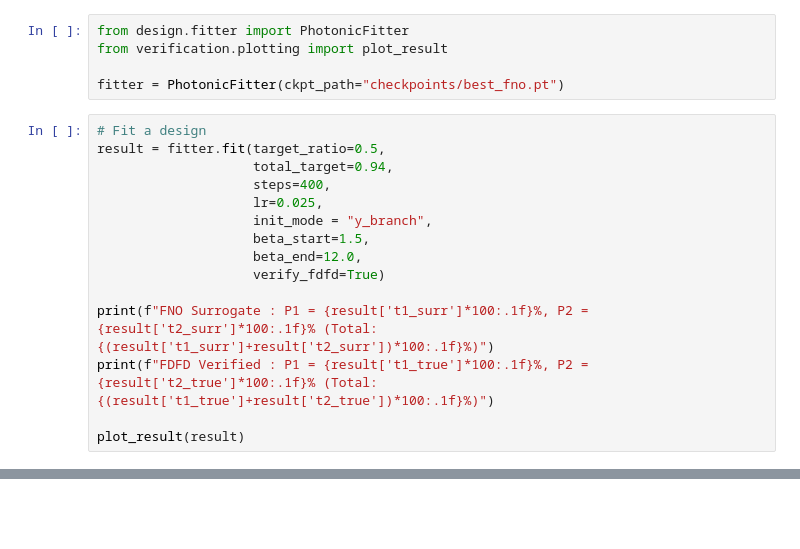
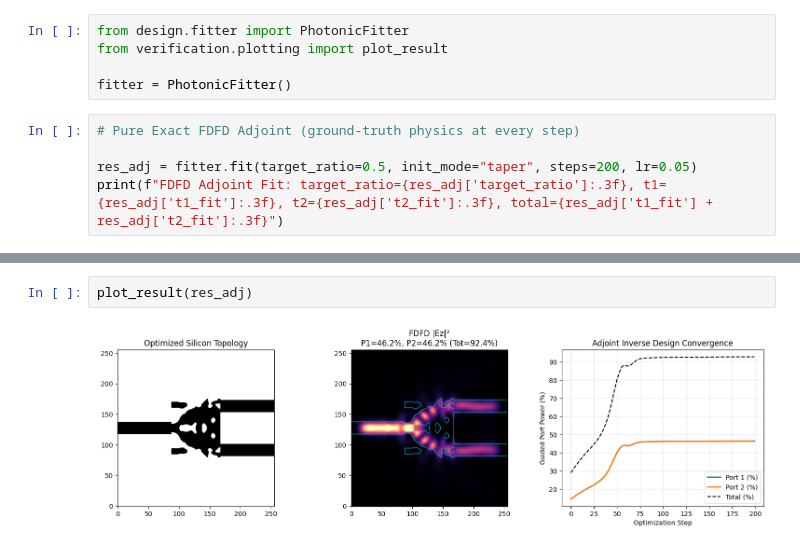
Before and after one commit to samuelnoger/neural-photonics, a Jupyter notebook: fit_design.ipynb, the cells around one changed output, grey strips where cells are left out. Drawn from its saved outputs; the diff is of its cells as text; blank space fills up the shorter version.

Commit message:
switched surrogate model for adjoint function

```diff
--- a/fit_design.ipynb
+++ b/fit_design.ipynb
@@ -2,20 +2,10 @@
 from design.fitter import PhotonicFitter
 from verification.plotting import plot_result
 
-fitter = PhotonicFitter(ckpt_path="checkpoints/best_fno.pt")
+fitter = PhotonicFitter()
 # %%
-# Fit a design
-result = fitter.fit(target_ratio=0.5,
-                    total_target=0.94,
-                    steps=400,
-                    lr=0.025,
-                    init_mode = "y_branch",
-                    beta_start=1.5,
-                    beta_end=12.0,
-                    verify_fdfd=True)
+# Pure Exact FDFD Adjoint (ground-truth physics at every step)
 
-print(f"FNO Surrogate : P1 = {result['t1_surr']*100:.1f}%, P2 = {result['t2_surr']*100:.1f}% (Total: {(result['t1_surr']+result['t2_surr'])*100:.1f}%)")
-print(f"FDFD Verified : P1 = {result['t1_true']*100:.1f}%, P2 = {result['t2_true']*100:.1f}% (Total: {(result['t1_true']+result['t2_true'])*100:.1f}%)")
-
-plot_result(result)
+res_adj = fitter.fit(target_ratio=0.5, init_mode="taper", steps=200, lr=0.05)
+print(f"FDFD Adjoint Fit: target_ratio={res_adj['target_ratio']:.3f}, t1={res_adj['t1_fit']:.3f}, t2={res_adj['t2_fit']:.3f}, total={res_adj['t1_fit'] + res_adj['t2_fit']:.3f}")
 # %% [output]
@@ -26,0 +15,4 @@ FDFD Verified : P1 = 34.4%, P2 = 34.4% (Total: 68.7%)
+# %%
+plot_result(res_adj)
+# %% [output]
+[figure, added]
```
Also changed, not shown: parts of 2 cells of this notebook, 11 other files.
